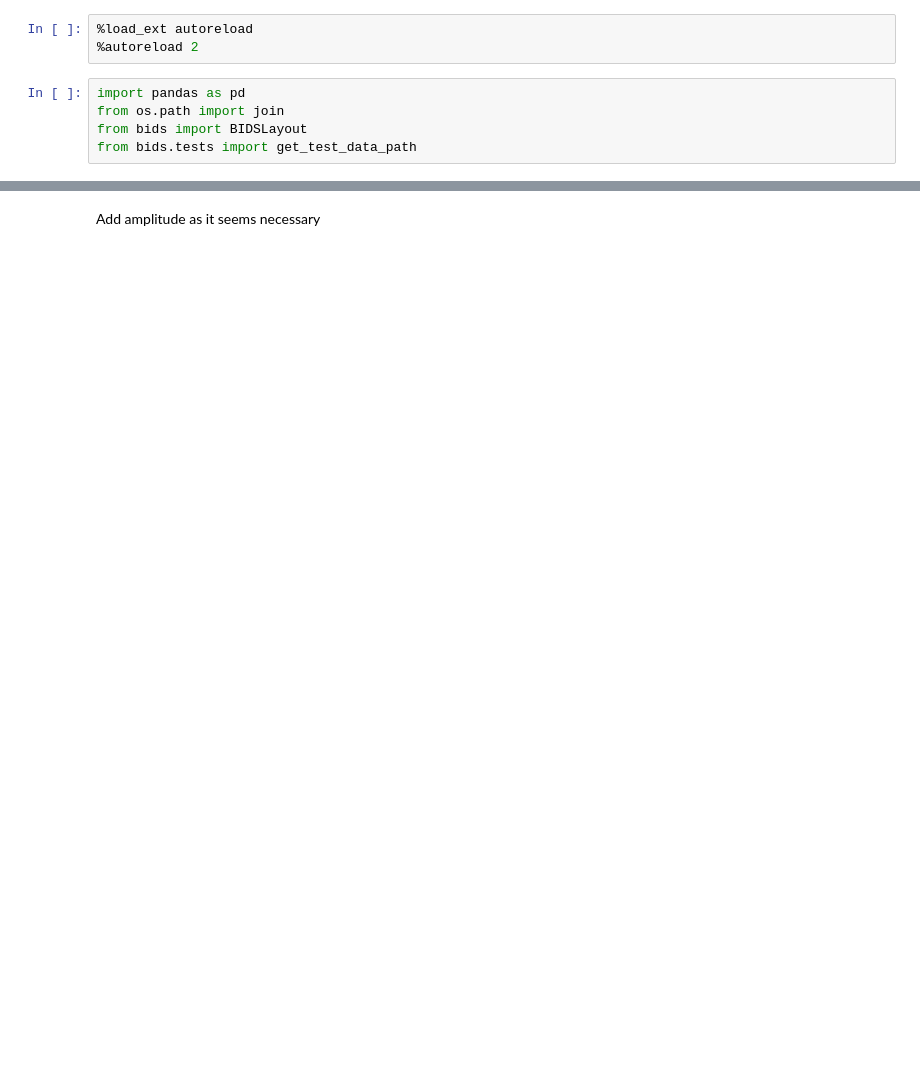
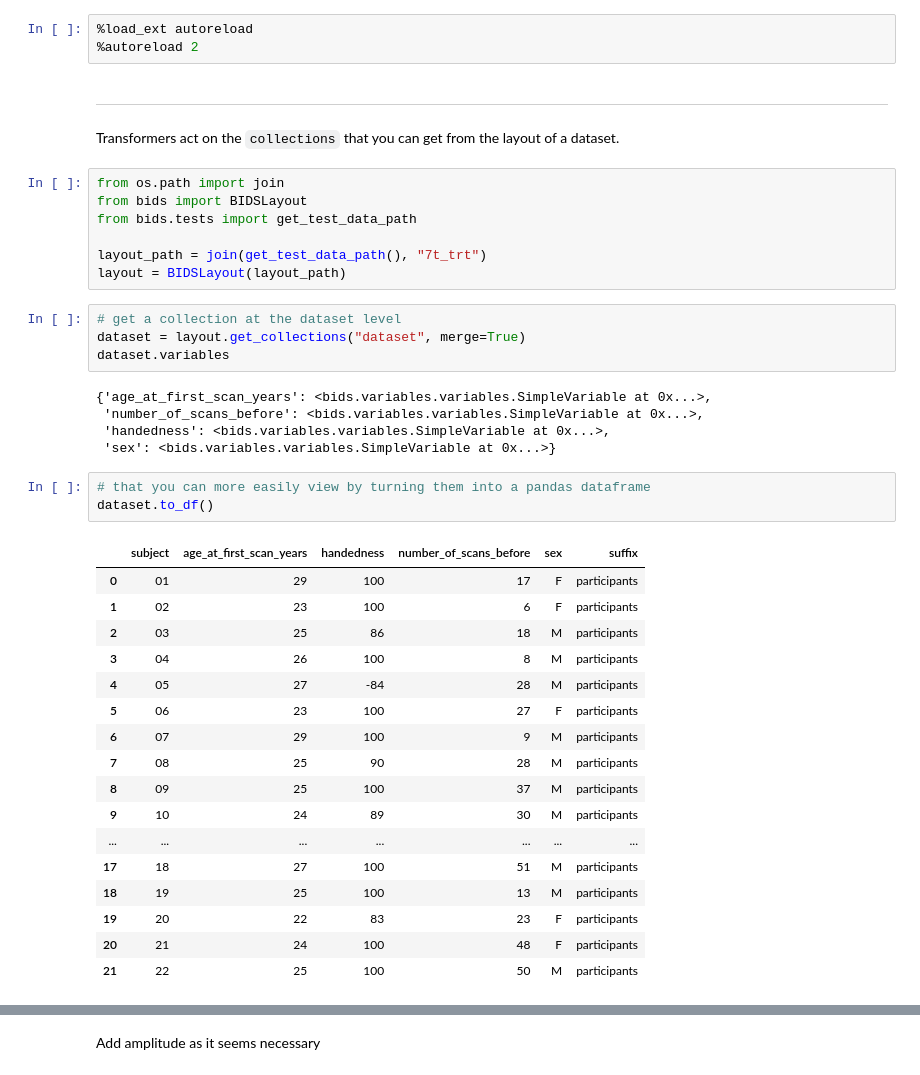
Before and after one commit to Remi-Gau/pybids, a Jupyter notebook: examples/transformers.ipynb, the cells around one changed output, grey strips where cells are left out. Saved outputs shown, nothing was run; the diff lists cells and outputs as text; blank space fills up the shorter version.

Commit message:
create collections from scratch and show how build model from layout

```diff
--- a/examples/transformers.ipynb
+++ b/examples/transformers.ipynb
@@ -6,8 +14,44 @@ https://docs.google.com/presentation/d/1Bsfx9K4jz-YveUA4JpmqK-s1LnFNqFaGemEDbgFB
 # %%
 %load_ext autoreload
 %autoreload 2
-# %%
-import pandas as pd
-from os.path import join
-from bids import BIDSLayout
-from bids.tests import get_test_data_path
+# %% [markdown]
+---
+
+Transformers act on the `collections` that you can get from the layout of a dataset.
+# %%
+from os.path import join
+from bids import BIDSLayout
+from bids.tests import get_test_data_path
+
+layout_path = join(get_test_data_path(), "7t_trt")
+layout = BIDSLayout(layout_path)
+# %%
+# get a collection at the dataset level
+dataset = layout.get_collections("dataset", merge=True)
+dataset.variables
+# %% [output]
+{'age_at_first_scan_years': <bids.variables.variables.SimpleVariable at 0x...>,
+ 'number_of_scans_before': <bids.variables.variables.SimpleVariable at 0x...>,
+ 'handedness': <bids.variables.variables.SimpleVariable at 0x...>,
+ 'sex': <bids.variables.variables.SimpleVariable at 0x...>}
+# %%
+# that you can more easily view by turning them into a pandas dataframe
+dataset.to_df()
+# %% [output]
+|  | subject | age_at_first_scan_years | handedness | number_of_scans_before | sex | suffix |
+| 0 | 01 | 29 | 100 | 17 | F | participants |
+| 1 | 02 | 23 | 100 | 6 | F | participants |
+| 2 | 03 | 25 | 86 | 18 | M | participants |
+| 3 | 04 | 26 | 100 | 8 | M | participants |
+| 4 | 05 | 27 | -84 | 28 | M | participants |
+| 5 | 06 | 23 | 100 | 27 | F | participants |
+| 6 | 07 | 29 | 100 | 9 | M | participants |
+| 7 | 08 | 25 | 90 | 28 | M | participants |
+| 8 | 09 | 25 | 100 | 37 | M | participants |
+| 9 | 10 | 24 | 89 | 30 | M | participants |
+| ... | ... | ... | ... | ... | ... | ... |
+| 17 | 18 | 27 | 100 | 51 | M | participants |
+| 18 | 19 | 25 | 100 | 13 | M | participants |
+| 19 | 20 | 22 | 83 | 23 | F | participants |
+| 20 | 21 | 24 | 100 | 48 | F | participants |
+| 21 | 22 | 25 | 100 | 50 | M | participants |
```
Also changed, not shown: parts of 15 cells of this notebook.
